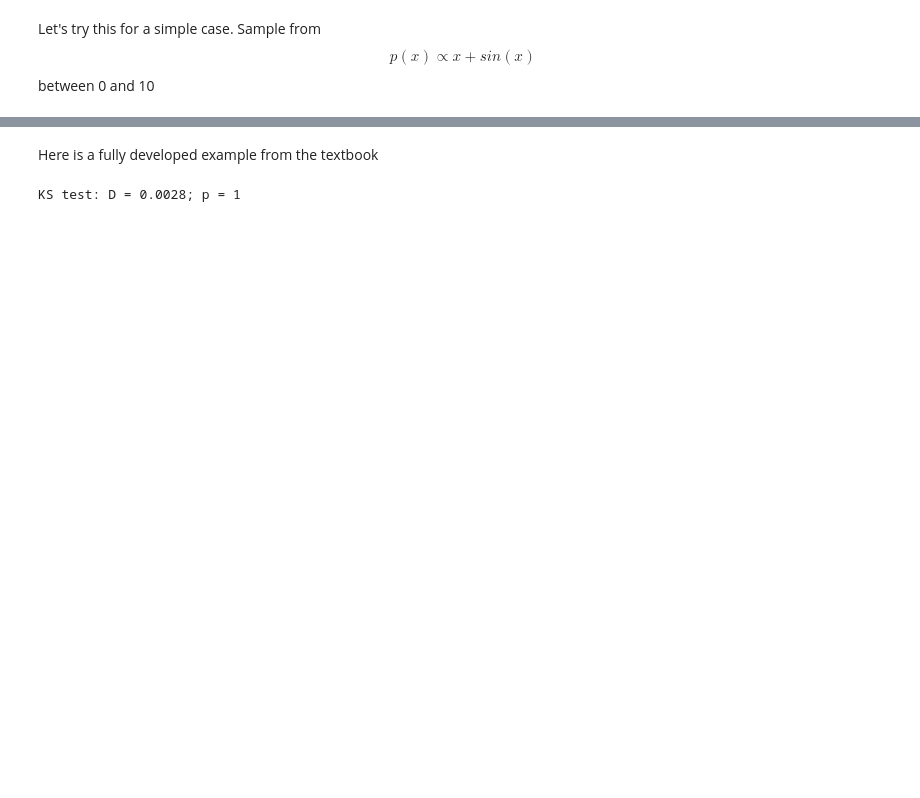
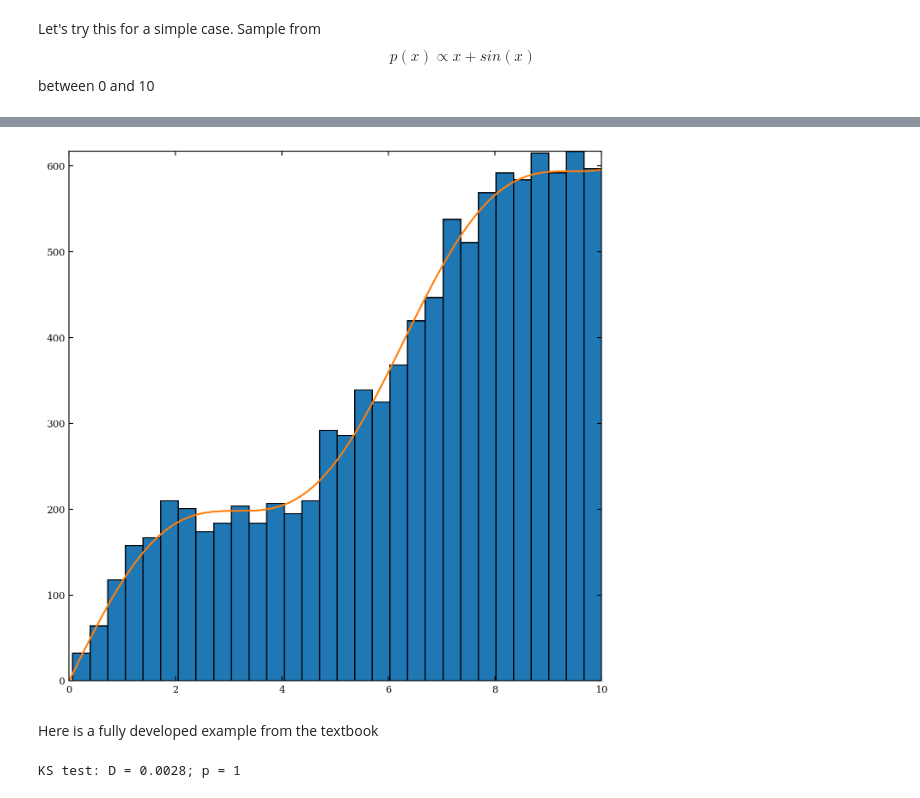
Before and after one commit to dgerosa/astrostatistics_bicocca_2024, a Jupyter notebook: lectures/L04_probability.ipynb, the cells around one changed output, grey strips where cells are left out. Cells and saved outputs as stored; diff of their text form; code cells hidden in the pictures; blank space fills up the shorter version.

```diff
--- a/lectures/L04_probability.ipynb
+++ b/lectures/L04_probability.ipynb
@@ -640,3 +684,23 @@ Rejection sampling works, but wouldn't it be awesome if we didn't have to discar
+# %%
+x=np.linspace(0,10,100)
+
+def cdf(x):
+    return (2 + x**2 - 2*np.cos(x))/(2 + 100 - 2*np.cos(10))
+
+#plt.plot(x,cdf(x))
+
+eps = np.random.uniform(0,1,10000)
+
+# Using a vanilla root finder, which solves for cdf(h)=eps i.e. finds the zero of the function cdf(x)-eps
+samples = [ scipy.optimize.brentq(lambda h: cdf(h)-e, 0, 10) for e in eps]
+
+plt.hist(samples,bins=30);
+
+
+xv=np.linspace(0,10,100)
+plt.plot(xv, (xv+np.sin(xv)) * 63); # here I'm so lazy that I normalized it by hand... sorry!
+# %% [output]
+[figure, added]
 # %% [markdown]
 Here is a fully developed example from the textbook
 # %%
```
Also changed, not shown: parts of 10 cells of this notebook, 2 other files.
